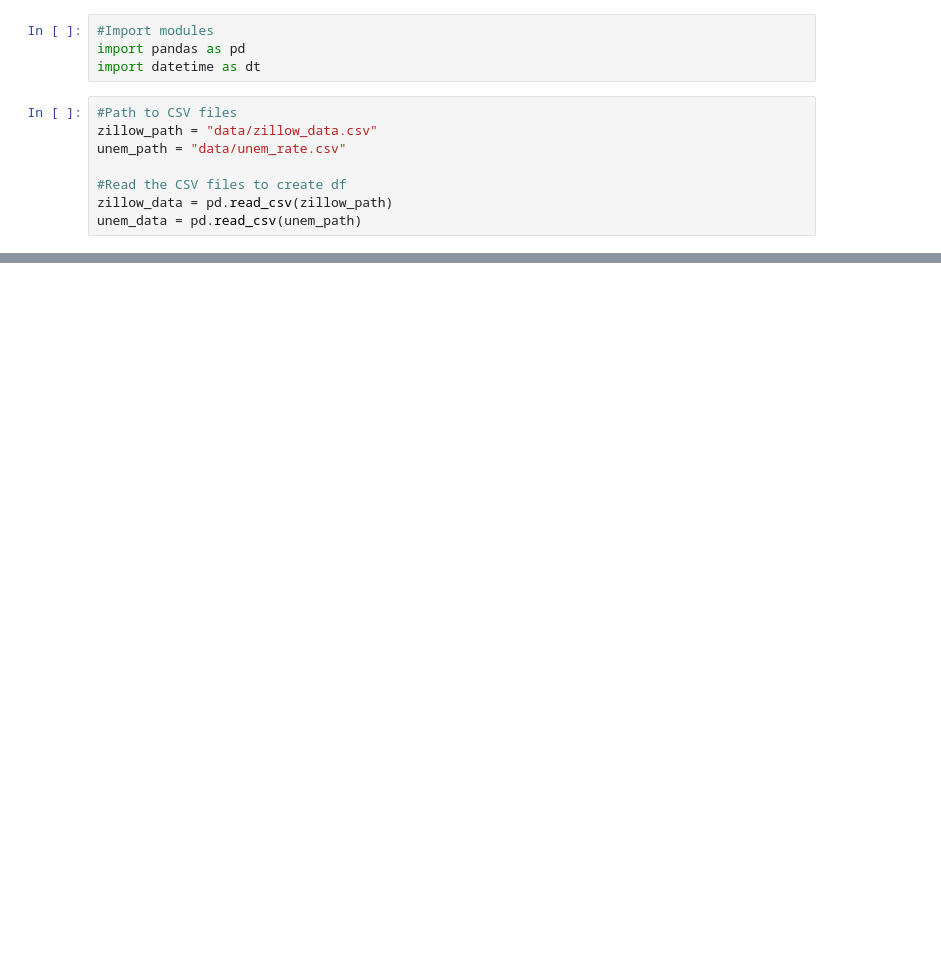
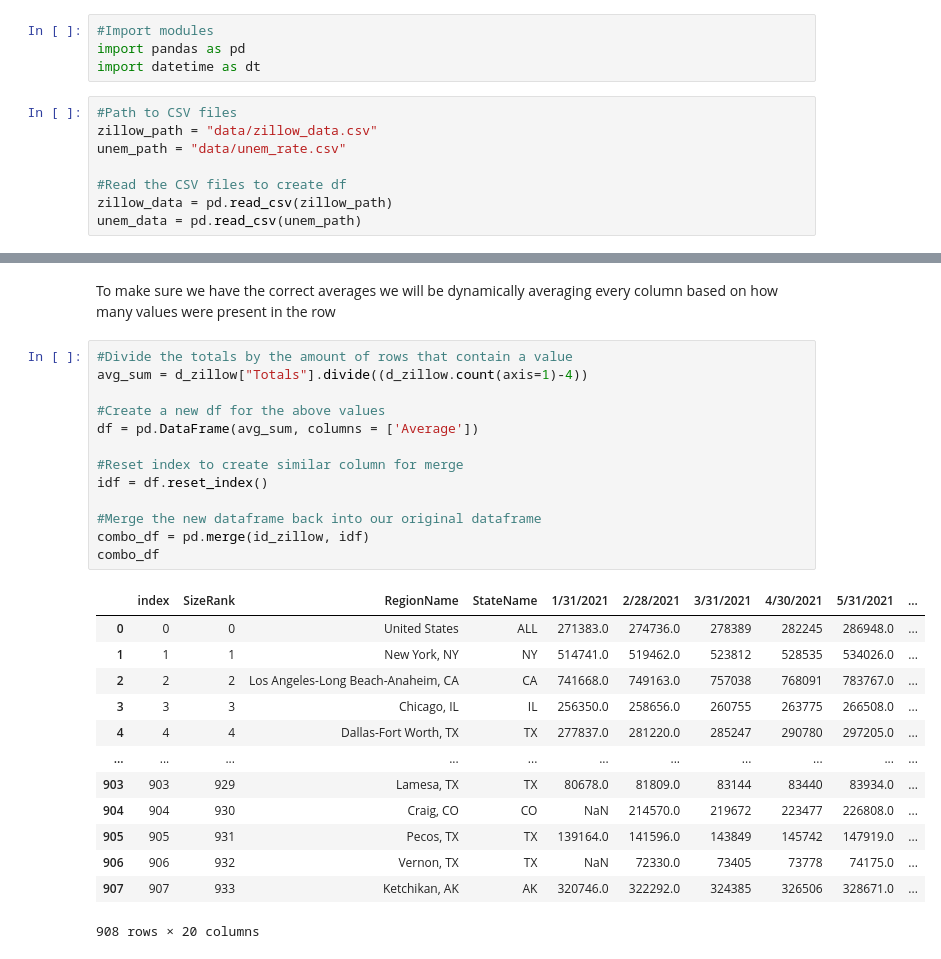
Before and after one commit to RobSalazar/Project-2, a Jupyter notebook: data_cleaning.ipynb, the cells around one changed output, grey strips where cells are left out. Saved outputs shown, nothing was run; the diff lists cells and outputs as text; blank space fills up the shorter version.

```diff
--- a/data_cleaning.ipynb
+++ b/data_cleaning.ipynb
@@ -28,0 +41,29 @@ zillow_data.drop(columns = "RegionType")
+# %% [markdown]
+To make sure we have the correct averages we will be dynamically averaging every column based on how many values were present in the row
+# %%
+#Divide the totals by the amount of rows that contain a value
+avg_sum = d_zillow["Totals"].divide((d_zillow.count(axis=1)-4))
+
+#Create a new df for the above values
+df = pd.DataFrame(avg_sum, columns = ['Average'])
+
+#Reset index to create similar column for merge
+idf = df.reset_index()
+
+#Merge the new dataframe back into our original dataframe
+combo_df = pd.merge(id_zillow, idf)
+combo_df
+# %% [output]
+|  | index | SizeRank | RegionName | StateName | 1/31/2021 | 2/28/2021 | 3/31/2021 | 4/30/2021 | 5/31/2021 | ... |
+| 0 | 0 | 0 | United States | ALL | 271383.0 | 274736.0 | 278389 | 282245 | 286948.0 | ... |
+| 1 | 1 | 1 | New York, NY | NY | 514741.0 | 519462.0 | 523812 | 528535 | 534026.0 | ... |
+| 2 | 2 | 2 | Los Angeles-Long Beach-Anaheim, CA | CA | 741668.0 | 749163.0 | 757038 | 768091 | 783767.0 | ... |
+| 3 | 3 | 3 | Chicago, IL | IL | 256350.0 | 258656.0 | 260755 | 263775 | 266508.0 | ... |
+| 4 | 4 | 4 | Dallas-Fort Worth, TX | TX | 277837.0 | 281220.0 | 285247 | 290780 | 297205.0 | ... |
+| ... | ... | ... | ... | ... | ... | ... | ... | ... | ... | ... |
+| 903 | 903 | 929 | Lamesa, TX | TX | 80678.0 | 81809.0 | 83144 | 83440 | 83934.0 | ... |
+| 904 | 904 | 930 | Craig, CO | CO | NaN | 214570.0 | 219672 | 223477 | 226808.0 | ... |
+| 905 | 905 | 931 | Pecos, TX | TX | 139164.0 | 141596.0 | 143849 | 145742 | 147919.0 | ... |
+| 906 | 906 | 932 | Vernon, TX | TX | NaN | 72330.0 | 73405 | 73778 | 74175.0 | ... |
+| 907 | 907 | 933 | Ketchikan, AK | AK | 320746.0 | 322292.0 | 324385 | 326506 | 328671.0 | ... |
+908 rows × 20 columns
```
Also changed, not shown: parts of 3 cells of this notebook, 1 other file.
